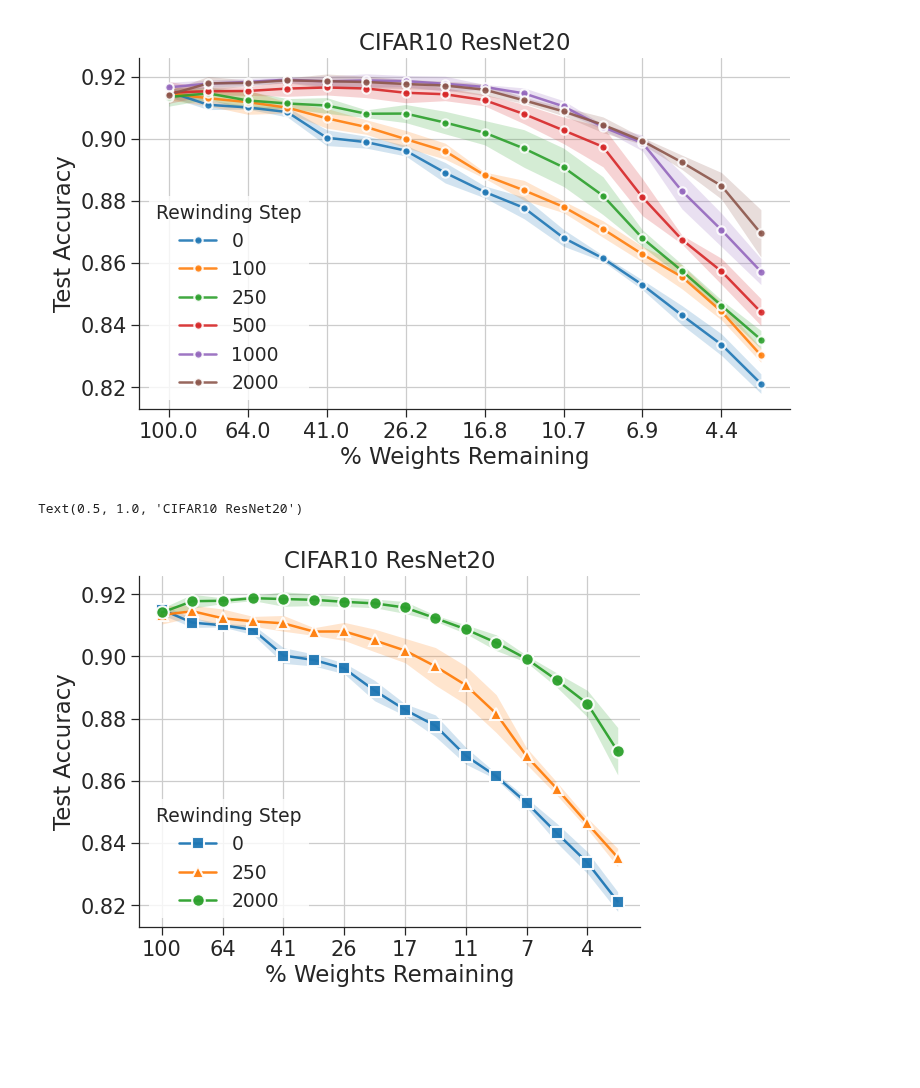
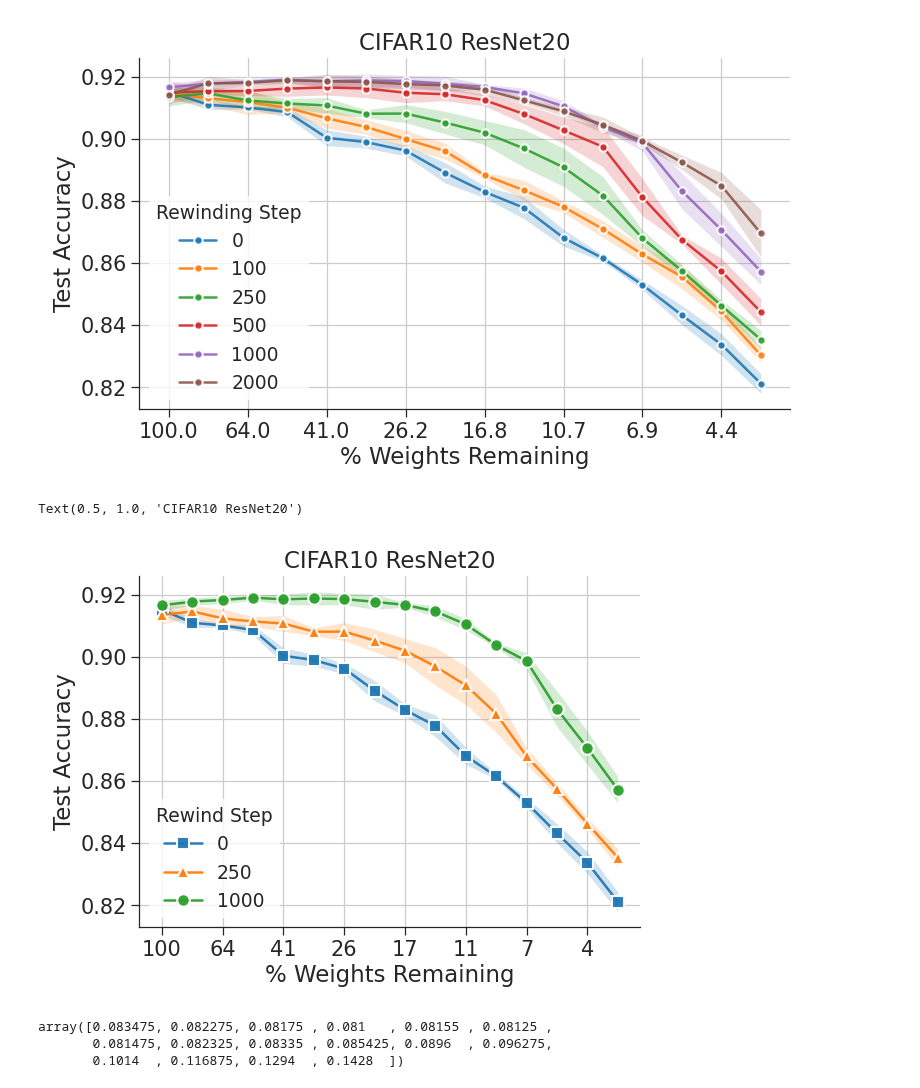
Before and after one commit to mansheej/lth_diet, a Jupyter notebook: ipynbs/220501_CF10_RN20_test_imp_implementation.ipynb, the cells around one changed output. Saved outputs shown, nothing was run; the diff lists cells and outputs as text; code cells hidden in the pictures; blank space fills up the shorter version.

```diff
--- a/ipynbs/220501_CF10_RN20_test_imp_implementation.ipynb
+++ b/ipynbs/220501_CF10_RN20_test_imp_implementation.ipynb
@@ -76,24 +76,30 @@ Text(0.5, 1.0, 'CIFAR10 ResNet20')
 # %%
 fig, axes = plt.subplots(dpi=150)
 ls = []
 ax = axes
 x, ys = np.array(range(num_levels+1)), accs_slr[0]
 ym, ye = ys.mean(-1), ys.std(-1)
 ax.plot(x, ym, marker='s', alpha=0.95, label=rewinding_steps[0][:-2])
 ax.fill_between(x, ym-ye, ym+ye, alpha=0.2)
 x, ys = np.array(range(num_levels+1)), accs_slr[2]
 ym, ye = ys.mean(-1), ys.std(-1)
 ax.plot(x, ym, marker='^', alpha=0.95, label=rewinding_steps[2][:-2])
 ax.fill_between(x, ym-ye, ym+ye, alpha=0.2)
-x, ys = np.array(range(num_levels+1)), accs_slr[5]
+x, ys = np.array(range(num_levels+1)), accs_slr[4]
 ym, ye = ys.mean(-1), ys.std(-1)
-ax.plot(x, ym, marker='o', alpha=0.95, label=rewinding_steps[5][:-2])
+ax.plot(x, ym, marker='o', alpha=0.95, label=rewinding_steps[4][:-2])
 ax.fill_between(x, ym-ye, ym+ye, alpha=0.2)
-ax.legend(fontsize=9, title="Rewinding Step", title_fontsize=9)
+ax.legend(fontsize=9, title="Rewind Step", title_fontsize=9)
 ax.set_xticks([0, 2, 4, 6, 8, 10, 12, 14], ['100', '64', '41', '26', '17', '11', '7', '4'])
 ax.set_ylabel("Test Accuracy")
 ax.set_xlabel("% Weights Remaining")
 ax.set_title("CIFAR10 ResNet20")
 # %% [output]
 Text(0.5, 1.0, 'CIFAR10 ResNet20')
-[figure, old version]
+[figure, new version]
+# %%
+1 - accs_slr[4].mean(-1)
+# %% [output]
+array([0.083475, 0.082275, 0.08175 , 0.081   , 0.08155 , 0.08125 ,
+       0.081475, 0.082325, 0.08335 , 0.085425, 0.0896  , 0.096275,
+       0.1014  , 0.116875, 0.1294  , 0.1428  ])
```
